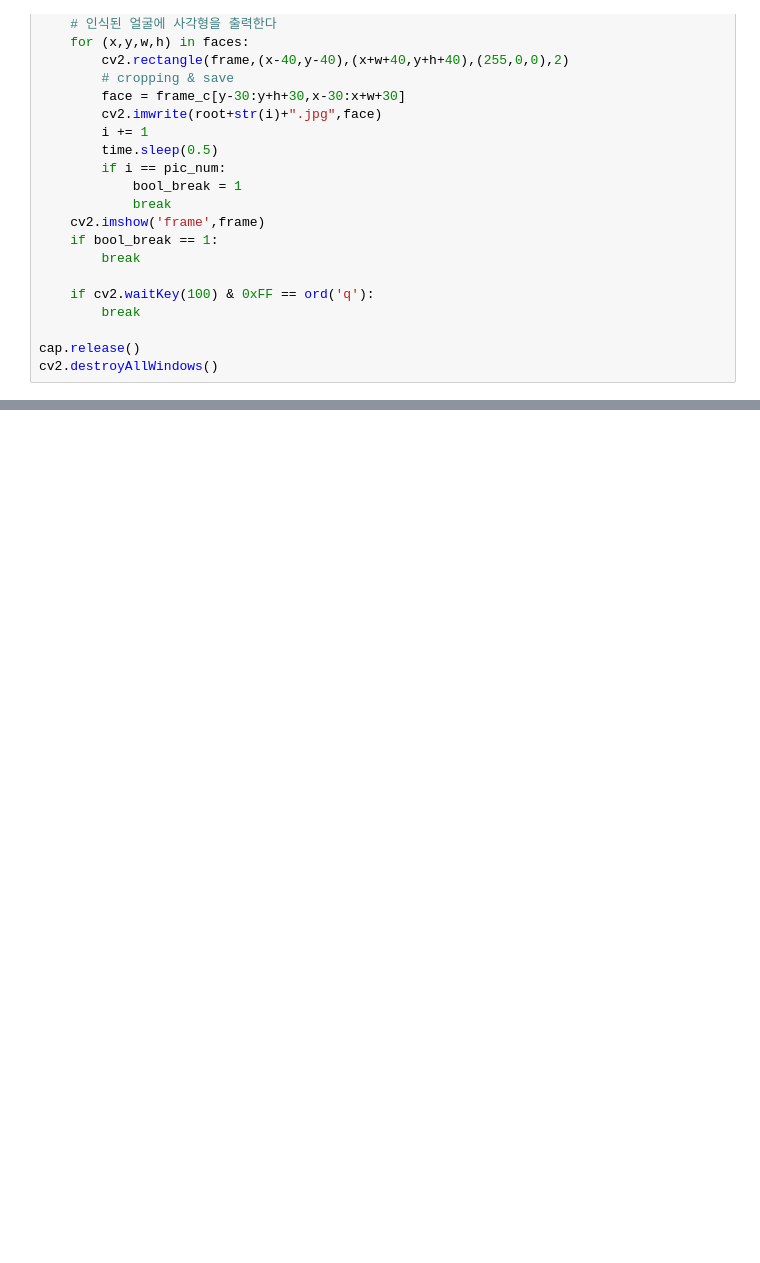
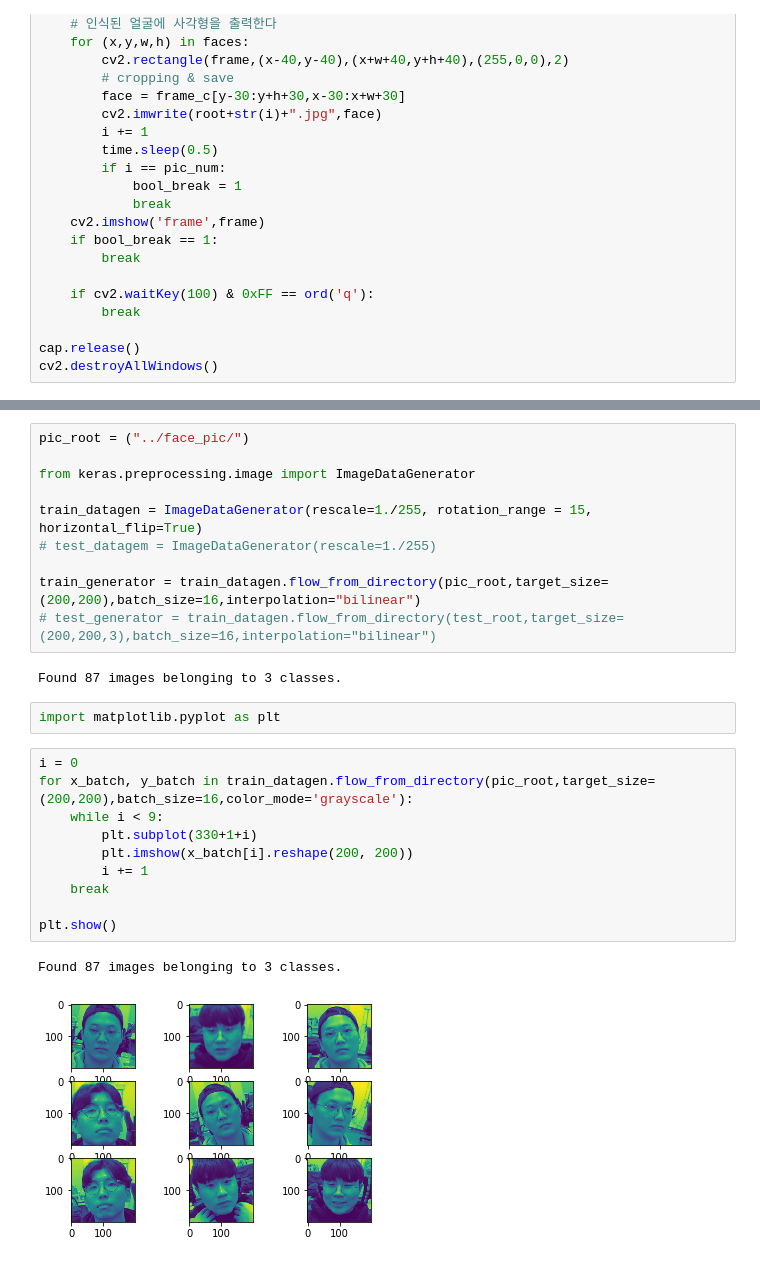
Before and after one commit to Jonghyun-2/Deep_Learning_linc, a Jupyter notebook: get_face.ipynb, the cells around one changed output, grey strips where cells are left out. Drawn from its saved outputs; the diff is of its cells as text; blank space fills up the shorter version.

Commit message:
face recognition

```diff
--- a/get_face.ipynb
+++ b/get_face.ipynb
@@ -82,0 +92,27 @@ _________________________________________________________________
+# %%
+pic_root = ("../face_pic/")
+
+from keras.preprocessing.image import ImageDataGenerator
+
+train_datagen = ImageDataGenerator(rescale=1./255, rotation_range = 15, horizontal_flip=True)
+# test_datagem = ImageDataGenerator(rescale=1./255)
+
+train_generator = train_datagen.flow_from_directory(pic_root,target_size=(200,200),batch_size=16,interpolation="bilinear")
+# test_generator = train_datagen.flow_from_directory(test_root,target_size=(200,200,3),batch_size=16,interpolation="bilinear")
+# %% [output]
+Found 87 images belonging to 3 classes.
+# %%
+import matplotlib.pyplot as plt
+# %%
+i = 0
+for x_batch, y_batch in train_datagen.flow_from_directory(pic_root,target_size=(200,200),batch_size=16,color_mode='grayscale'):
+    while i < 9:
+        plt.subplot(330+1+i)
+        plt.imshow(x_batch[i].reshape(200, 200))
+        i += 1
+    break
+
+plt.show()
+# %% [output]
+Found 87 images belonging to 3 classes.
+[figure, added]
```
Also changed, not shown: parts of 5 cells of this notebook.
